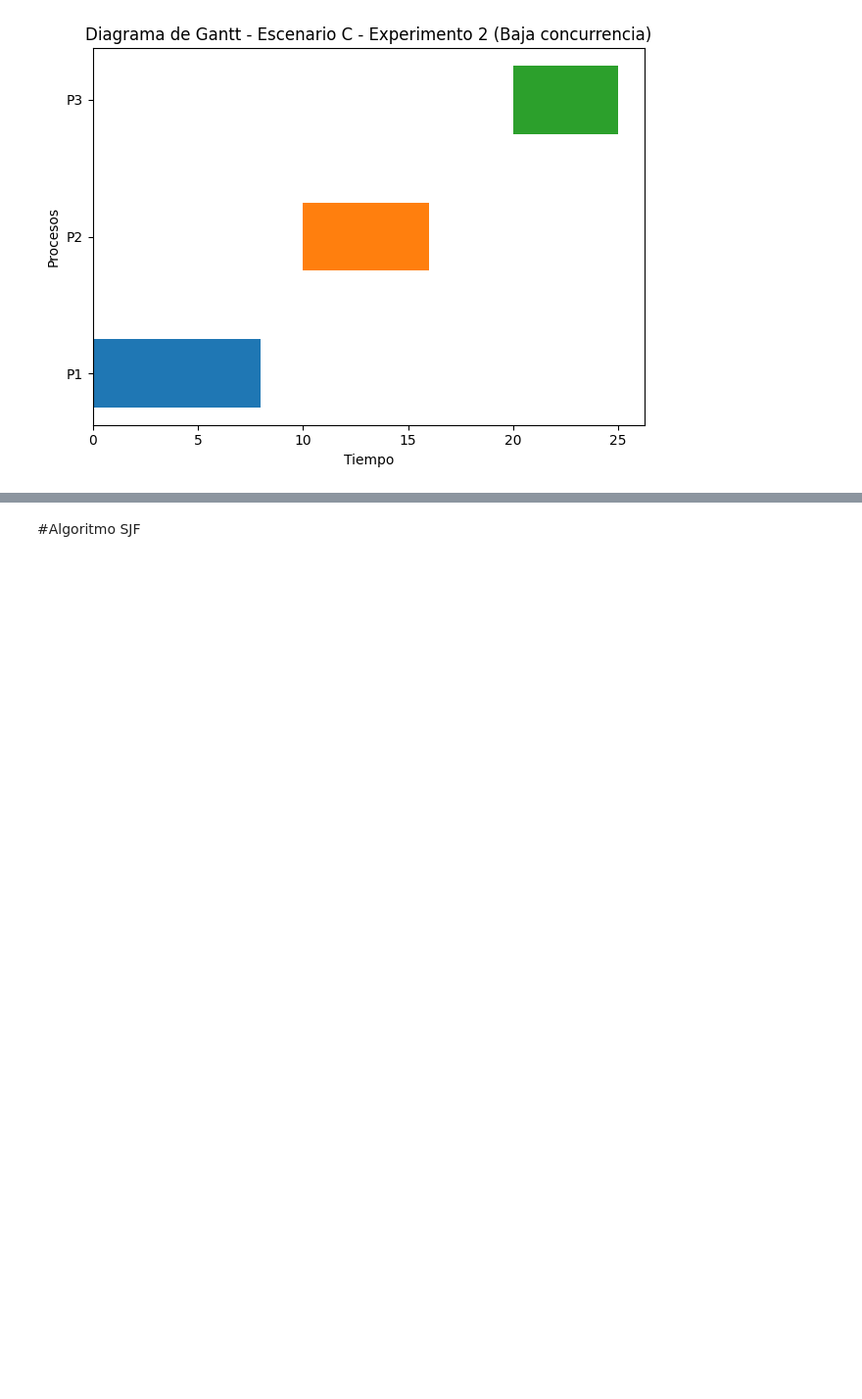
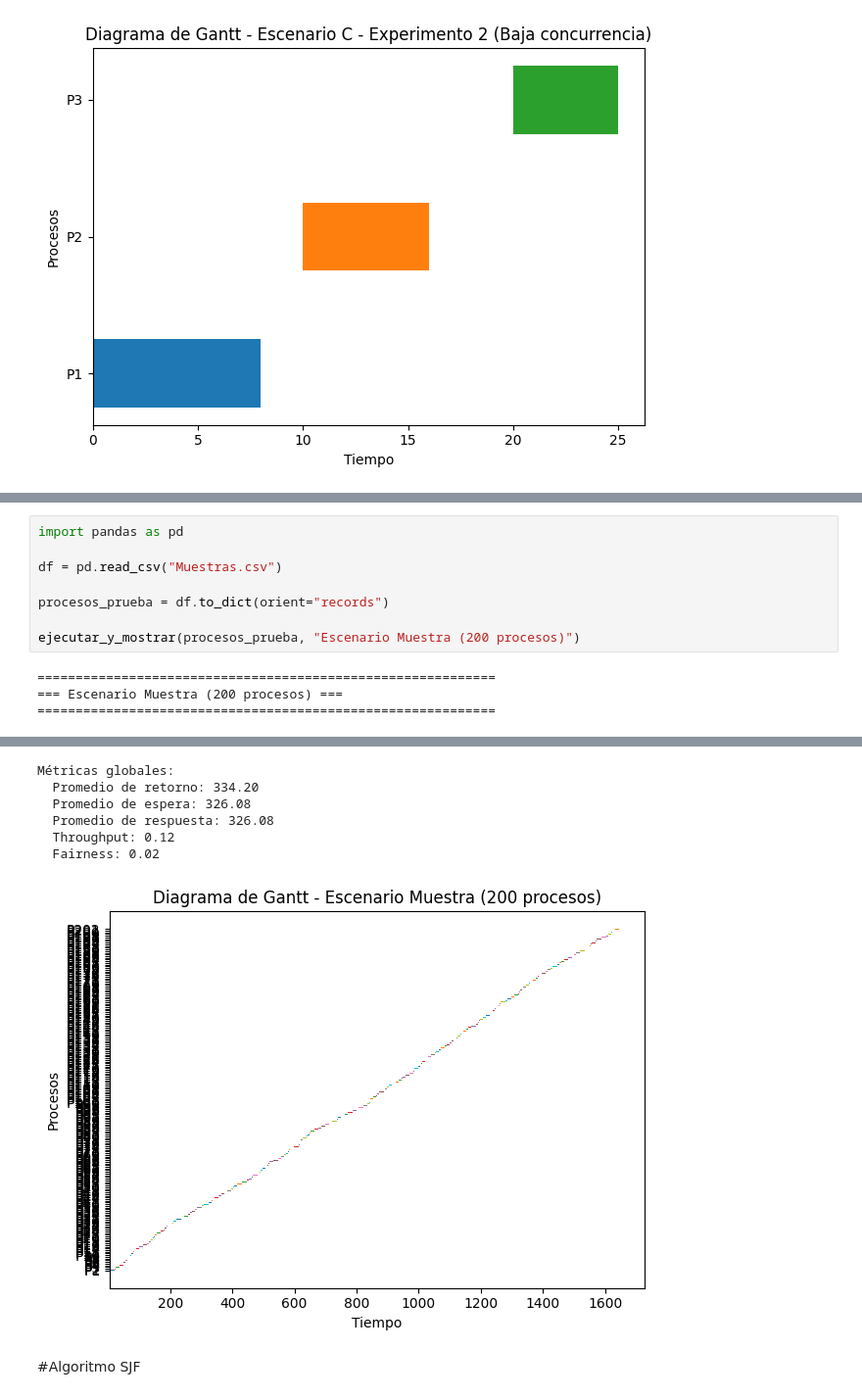
Before and after one commit to Estefanoooo/Planificador-de-Procesos-PlanificadorSim, a Jupyter notebook: AlgoritmosYExperimentos.ipynb, the cells around one changed output, grey strips where cells are left out. Shown at 98% size. Saved outputs shown, nothing was run; the diff lists cells and outputs as text; blank space fills up the shorter version.

```diff
--- a/AlgoritmosYExperimentos.ipynb
+++ b/AlgoritmosYExperimentos.ipynb
@@ -500,0 +504,12 @@ Métricas globales:
+# %%
+import pandas as pd
+
+df = pd.read_csv("Muestras.csv")
+
+procesos_prueba = df.to_dict(orient="records")
+
+ejecutar_y_mostrar(procesos_prueba, "Escenario Muestra (200 procesos)")
+# %% [output]
+============================================================
+=== Escenario Muestra (200 procesos) ===
+============================================================
@@ -501,3 +533,10 @@ Métricas globales:
+Métricas globales:
+  Promedio de retorno: 334.20
+  Promedio de espera: 326.08
+  Promedio de respuesta: 326.08
+  Throughput: 0.12
+  Fairness: 0.02
+[figure, added]
 # %% [markdown]
 #Algoritmo SJF
 # %% [markdown]
```
Also changed, not shown: parts of 2 cells of this notebook.
